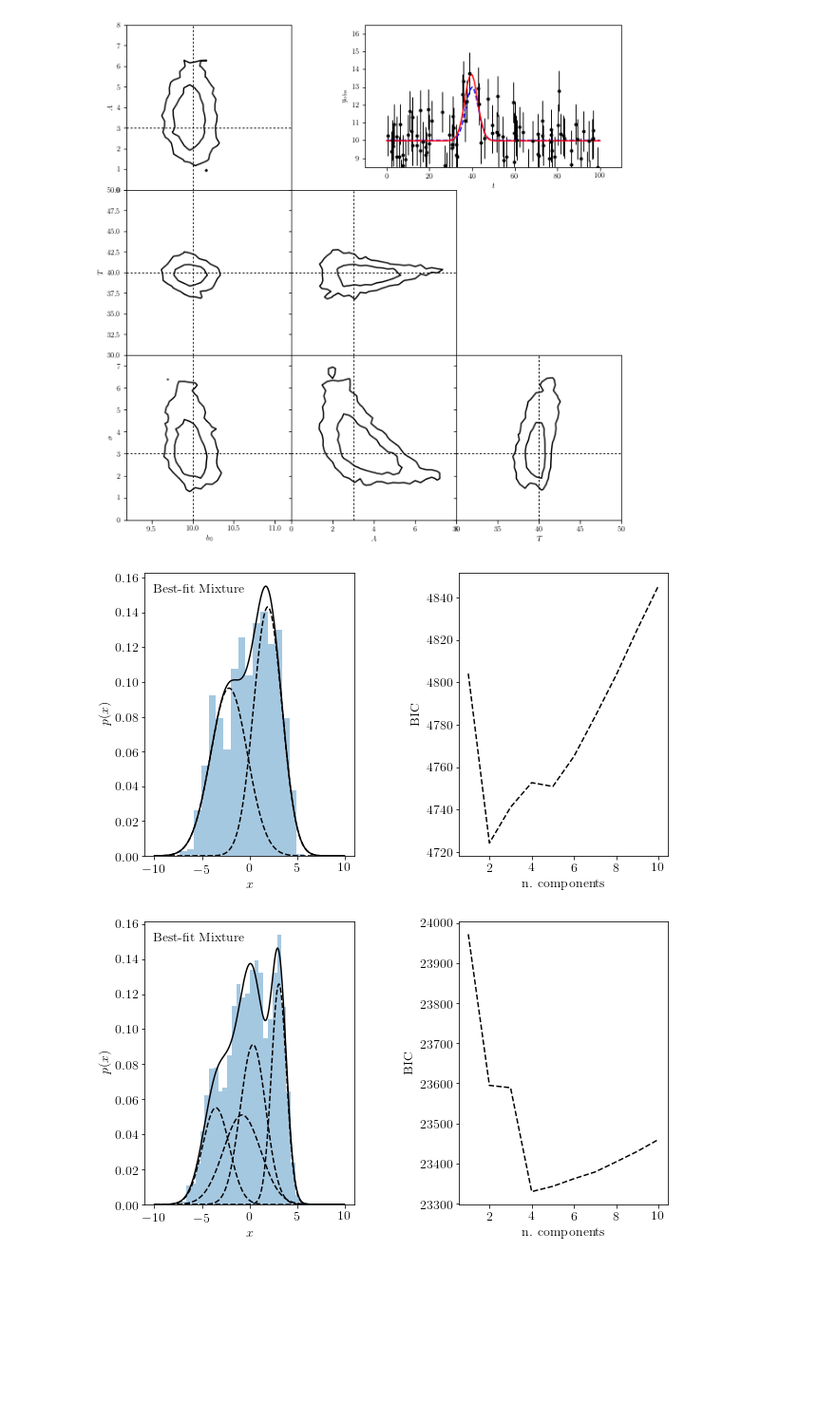
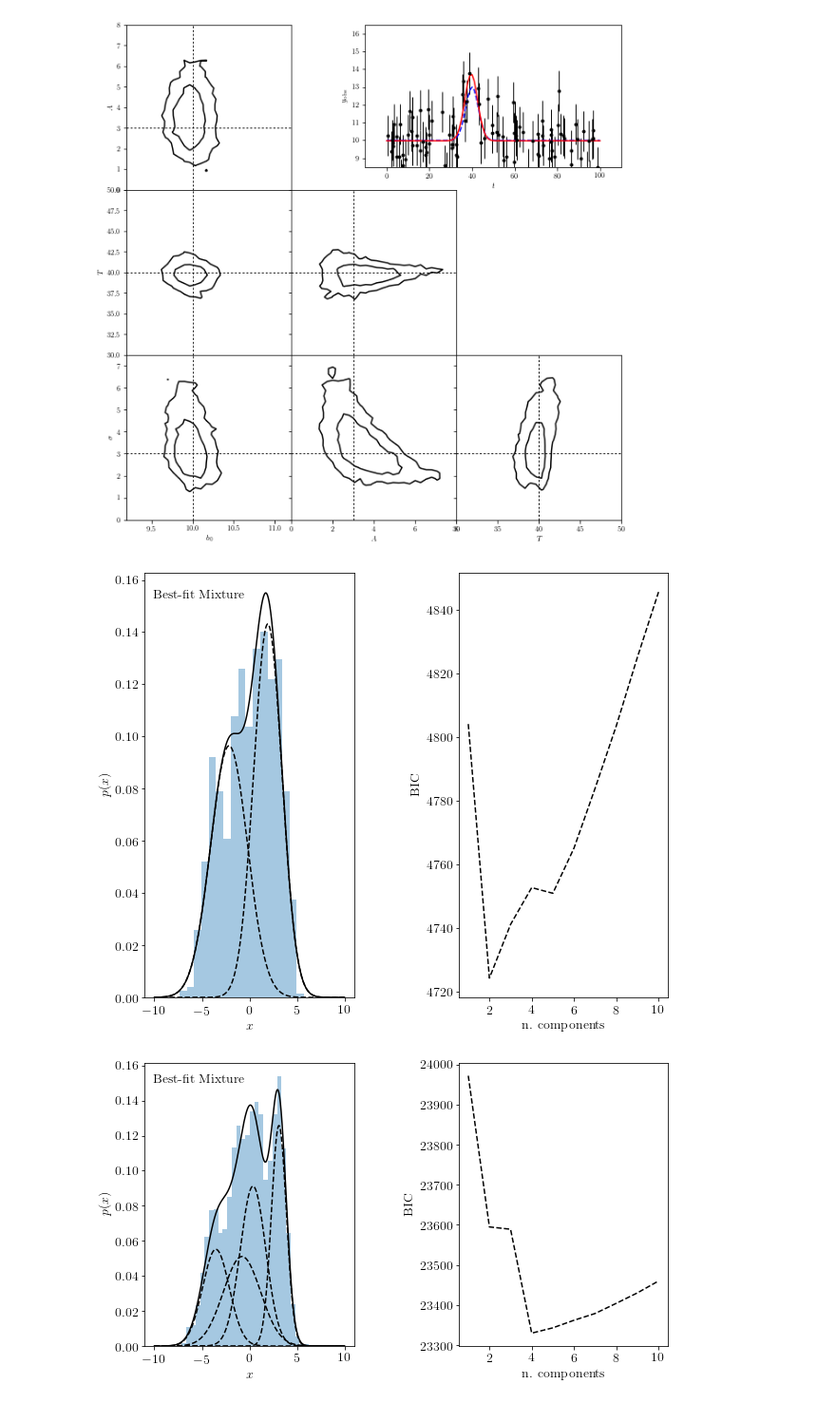
Before and after one commit to Ragadeepika-Pucha/astr-324-s17, a Jupyter notebook: notebooks/Week-5-Thu.ipynb, the cells around one changed output. Shown at 95% size. Cells and saved outputs as stored; diff of their text form; code cells hidden in the pictures; blank space fills up the shorter version.

```diff
--- a/notebooks/Week-5-Thu.ipynb
+++ b/notebooks/Week-5-Thu.ipynb
@@ -719,40 +719,40 @@ def doGMM(Ndata, noiseStd=0.00000001):
     #   1) data + best-fit mixture
     #   2) BIC vs number of components
 
-    fig = plt.figure(figsize=(9, 6))
+    fig = plt.figure(figsize=(9, 9))
     fig.subplots_adjust(left=0.12, right=0.97,
                     bottom=0.21, top=0.9, wspace=0.5)
 
 
     # plot 1: data + best-fit mixture
     ax = fig.add_subplot(121)
     M_best = models[np.argmin(BIC)]
 
     x = np.linspace(-10, 10, 1000)
     logprob, responsibilities = M_best.score_samples(x.reshape((-1,1))) ## fix
     pdf = np.exp(logprob)
     pdf_individual = responsibilities * pdf[:, np.newaxis]
 
     ax.hist(X, 'auto', normed=True, histtype='stepfilled', alpha=0.4)
     ax.plot(x, pdf, '-k')
     ax.plot(x, pdf_individual, '--k')
     ax.text(0.04, 0.96, "Best-fit Mixture",
         ha='left', va='top', transform=ax.transAxes)
     ax.set_xlabel('$x$')
     ax.set_ylabel('$p(x)$')
 
 
     # plot 2: BIC
     ax = fig.add_subplot(122)
     ax.plot(N, BIC, '--k')
     ax.set_xlabel('n. components')
     ax.set_ylabel('BIC')
 
     plt.show()
 
 doGMM(1000)
 # %% [output]
-[figure, old version]
+[figure, new version]
 # %%
 doGMM(5000)
 # %% [output]
```
